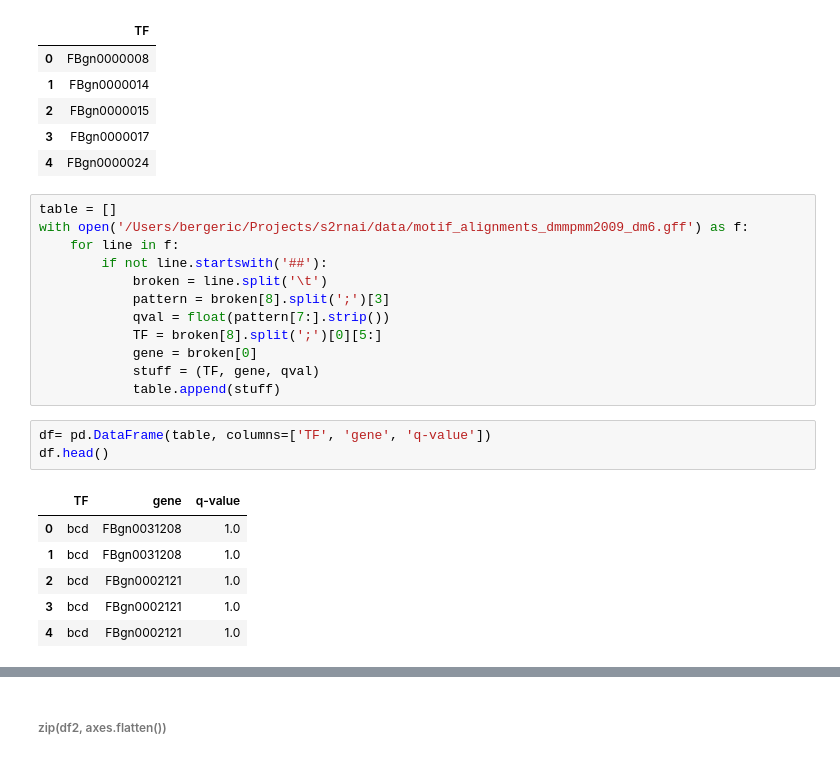
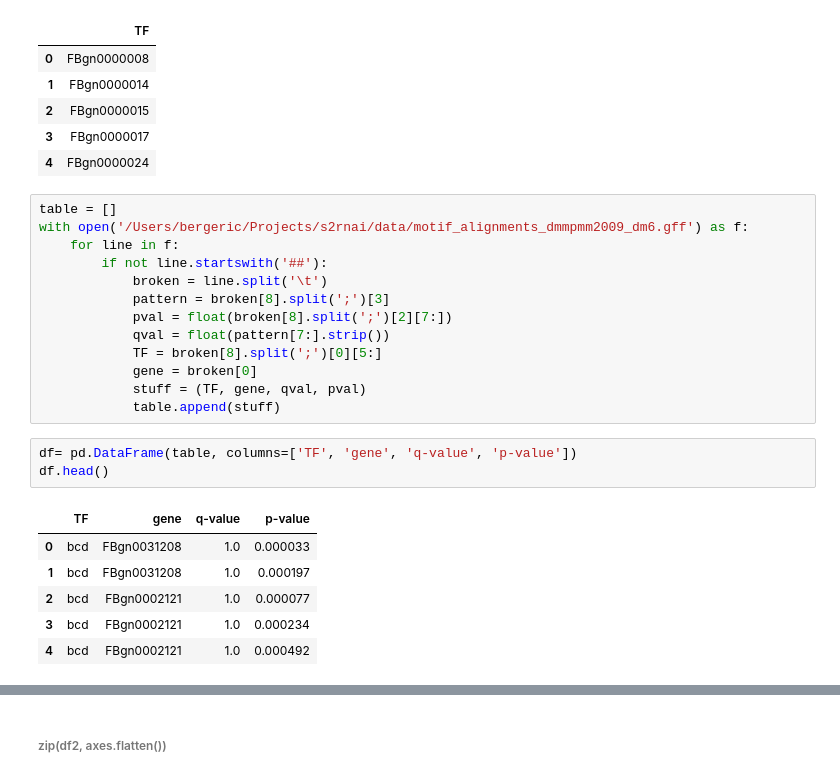
Before and after one commit to jfear/s2rnai, a Jupyter notebook: notebook/distribution_qvals_dmmpmm.ipynb, the cells around one changed output, grey strips where cells are left out. Cells and saved outputs as stored; diff of their text form.

Commit message:
updates notebook to include pvals

```diff
--- a/notebook/distribution_qvals_dmmpmm.ipynb
+++ b/notebook/distribution_qvals_dmmpmm.ipynb
@@ -35,21 +35,22 @@ with open('/Users/bergeric/Projects/s2rnai/data/motif_alignments_dmmpmm2009_dm6.
         if not line.startswith('##'):
             broken = line.split('\t')
             pattern = broken[8].split(';')[3]
+            pval = float(broken[8].split(';')[2][7:])
             qval = float(pattern[7:].strip())
             TF = broken[8].split(';')[0][5:]
             gene = broken[0]
-            stuff = (TF, gene, qval)
+            stuff = (TF, gene, qval, pval)
             table.append(stuff)
 # %%
-df= pd.DataFrame(table, columns=['TF', 'gene', 'q-value'])
+df= pd.DataFrame(table, columns=['TF', 'gene', 'q-value', 'p-value'])
 df.head()
 # %% [output]
-|  | TF | gene | q-value |
-| 0 | bcd | FBgn0031208 | 1.0 |
-| 1 | bcd | FBgn0031208 | 1.0 |
-| 2 | bcd | FBgn0002121 | 1.0 |
-| 3 | bcd | FBgn0002121 | 1.0 |
-| 4 | bcd | FBgn0002121 | 1.0 |
+|  | TF | gene | q-value | p-value |
+| 0 | bcd | FBgn0031208 | 1.0 | 0.000033 |
+| 1 | bcd | FBgn0031208 | 1.0 | 0.000197 |
+| 2 | bcd | FBgn0002121 | 1.0 | 0.000077 |
+| 3 | bcd | FBgn0002121 | 1.0 | 0.000234 |
+| 4 | bcd | FBgn0002121 | 1.0 | 0.000492 |
 # %%
 grp1 = df.groupby('TF')
 grp1.describe()
```
Also changed, not shown: parts of 3 cells of this notebook.
